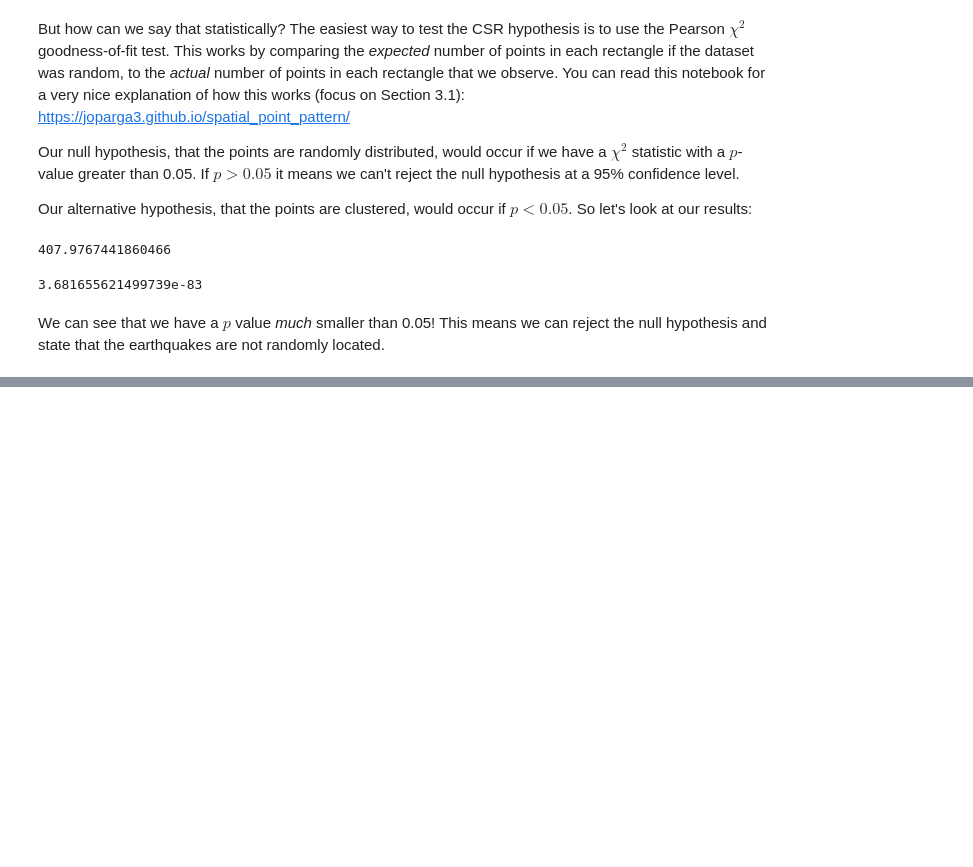
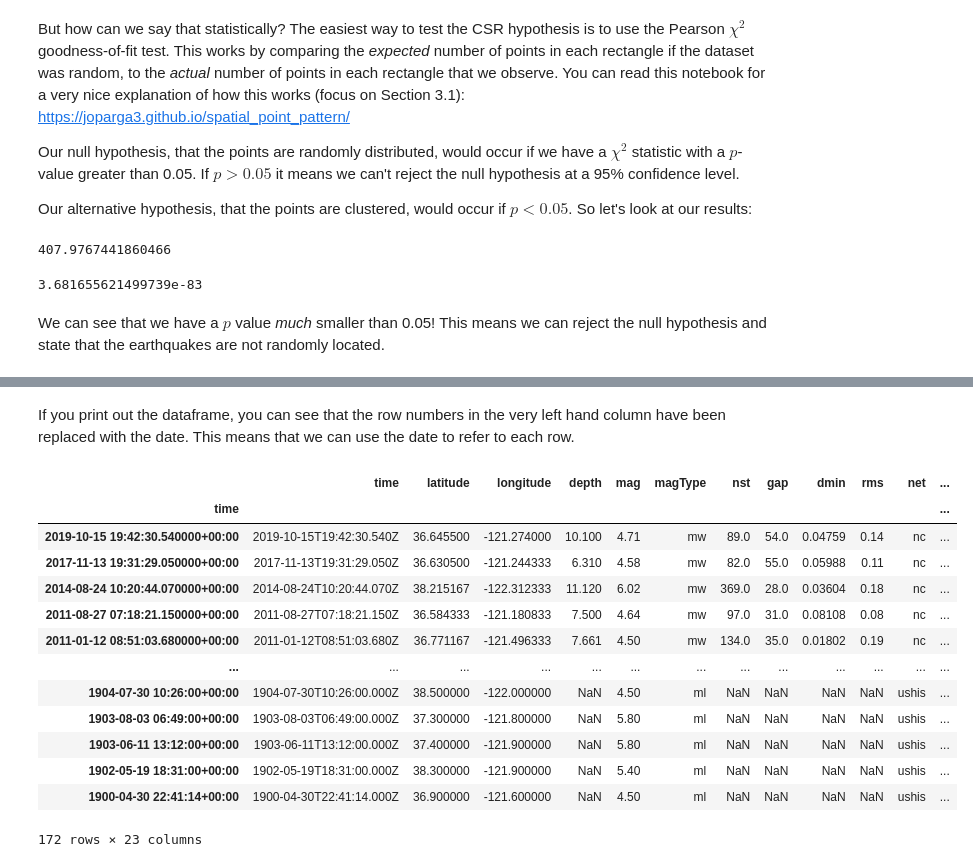
Before and after one commit to fclubb/SciRes-Earthquakes, a Jupyter notebook: Practical_2.ipynb, the cells around one changed output, grey strips where cells are left out. Saved outputs shown, nothing was run; the diff lists cells and outputs as text; code cells hidden in the pictures; blank space fills up the shorter version.

```diff
--- a/Practical_2.ipynb
+++ b/Practical_2.ipynb
@@ -164,0 +178,19 @@ In this section, we've explored a couple of statistical techniques that you coul
+# %% [markdown]
+If you print out the dataframe, you can see that the row numbers in the very left hand column have been replaced with the date. This means that we can use the date to refer to each row.
+# %%
+df
+# %% [output]
+|  | time | latitude | longitude | depth | mag | magType | nst | gap | dmin | rms | net | ... |
+| time |  |  |  |  |  |  |  |  |  |  |  | ... |
+| 2019-10-15 19:42:30.540000+00:00 | 2019-10-15T19:42:30.540Z | 36.645500 | -121.274000 | 10.100 | 4.71 | mw | 89.0 | 54.0 | 0.04759 | 0.14 | nc | ... |
+| 2017-11-13 19:31:29.050000+00:00 | 2017-11-13T19:31:29.050Z | 36.630500 | -121.244333 | 6.310 | 4.58 | mw | 82.0 | 55.0 | 0.05988 | 0.11 | nc | ... |
+| 2014-08-24 10:20:44.070000+00:00 | 2014-08-24T10:20:44.070Z | 38.215167 | -122.312333 | 11.120 | 6.02 | mw | 369.0 | 28.0 | 0.03604 | 0.18 | nc | ... |
+| 2011-08-27 07:18:21.150000+00:00 | 2011-08-27T07:18:21.150Z | 36.584333 | -121.180833 | 7.500 | 4.64 | mw | 97.0 | 31.0 | 0.08108 | 0.08 | nc | ... |
+| 2011-01-12 08:51:03.680000+00:00 | 2011-01-12T08:51:03.680Z | 36.771167 | -121.496333 | 7.661 | 4.50 | mw | 134.0 | 35.0 | 0.01802 | 0.19 | nc | ... |
+| ... | ... | ... | ... | ... | ... | ... | ... | ... | ... | ... | ... | ... |
+| 1904-07-30 10:26:00+00:00 | 1904-07-30T10:26:00.000Z | 38.500000 | -122.000000 | NaN | 4.50 | ml | NaN | NaN | NaN | NaN | ushis | ... |
+| 1903-08-03 06:49:00+00:00 | 1903-08-03T06:49:00.000Z | 37.300000 | -121.800000 | NaN | 5.80 | ml | NaN | NaN | NaN | NaN | ushis | ... |
+| 1903-06-11 13:12:00+00:00 | 1903-06-11T13:12:00.000Z | 37.400000 | -121.900000 | NaN | 5.80 | ml | NaN | NaN | NaN | NaN | ushis | ... |
+| 1902-05-19 18:31:00+00:00 | 1902-05-19T18:31:00.000Z | 38.300000 | -121.900000 | NaN | 5.40 | ml | NaN | NaN | NaN | NaN | ushis | ... |
+| 1900-04-30 22:41:14+00:00 | 1900-04-30T22:41:14.000Z | 36.900000 | -121.600000 | NaN | 4.50 | ml | NaN | NaN | NaN | NaN | ushis | ... |
+172 rows × 23 columns
```
Also changed, not shown: parts of 6 cells of this notebook.
